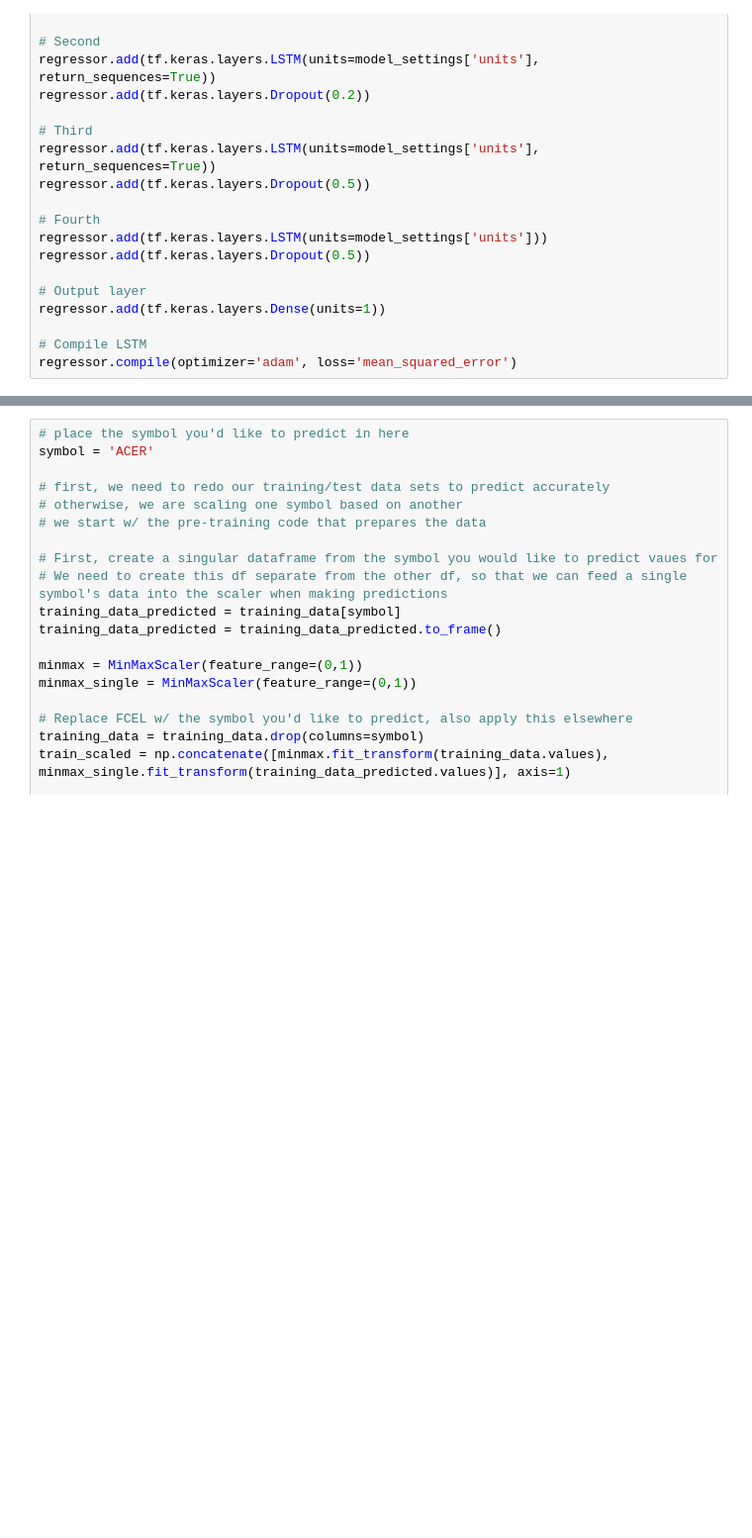
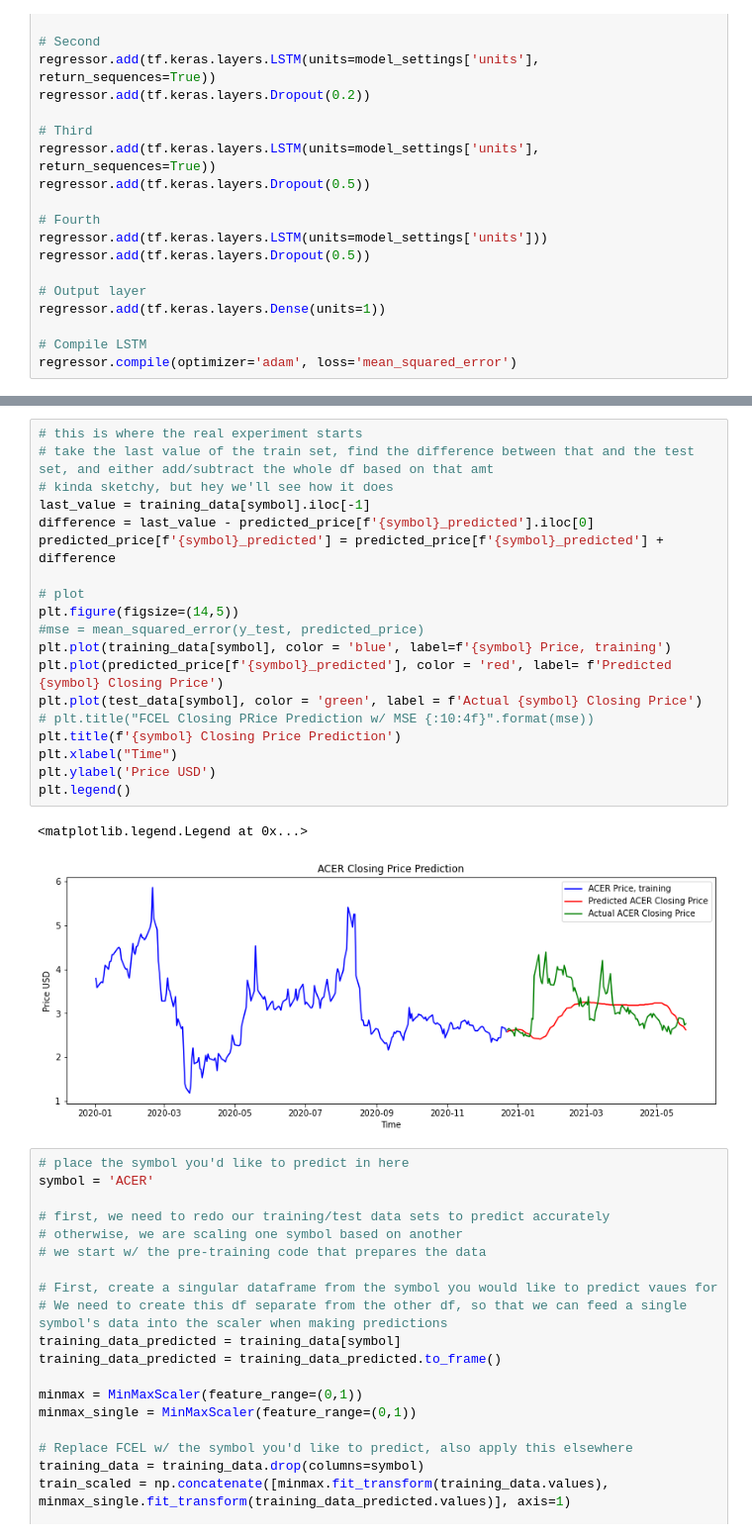
Before and after one commit to jmacdonald2010/stock-prediction, a Jupyter notebook: mlTests06.ipynb, the cells around one changed output, grey strips where cells are left out. Shown at 99% size. Saved outputs shown, nothing was run; the diff lists cells and outputs as text; blank space fills up the shorter version.

```diff
--- a/mlTests06.ipynb
+++ b/mlTests06.ipynb
@@ -319,3 +419,25 @@ Shape of test data: (166, 412)
+# %%
+# this is where the real experiment starts
+# take the last value of the train set, find the difference between that and the test set, and either add/subtract the whole df based on that amt
+# kinda sketchy, but hey we'll see how it does
+last_value = training_data[symbol].iloc[-1]
+difference = last_value - predicted_price[f'{symbol}_predicted'].iloc[0]
+predicted_price[f'{symbol}_predicted'] = predicted_price[f'{symbol}_predicted'] + difference
+
+# plot
+plt.figure(figsize=(14,5))
+#mse = mean_squared_error(y_test, predicted_price)
+plt.plot(training_data[symbol], color = 'blue', label=f'{symbol} Price, training')
+plt.plot(predicted_price[f'{symbol}_predicted'], color = 'red', label= f'Predicted {symbol} Closing Price')
+plt.plot(test_data[symbol], color = 'green', label = f'Actual {symbol} Closing Price')
+# plt.title("FCEL Closing PRice Prediction w/ MSE {:10:4f}".format(mse))
+plt.title(f'{symbol} Closing Price Prediction')
+plt.xlabel("Time")
+plt.ylabel('Price USD')
+plt.legend()
+# %% [output]
+<matplotlib.legend.Legend at 0x...>
+[figure, added]
 # %%
 # place the symbol you'd like to predict in here
 symbol = 'ACER'
```
Also changed, not shown: parts of 8 cells of this notebook, 2 other files.
